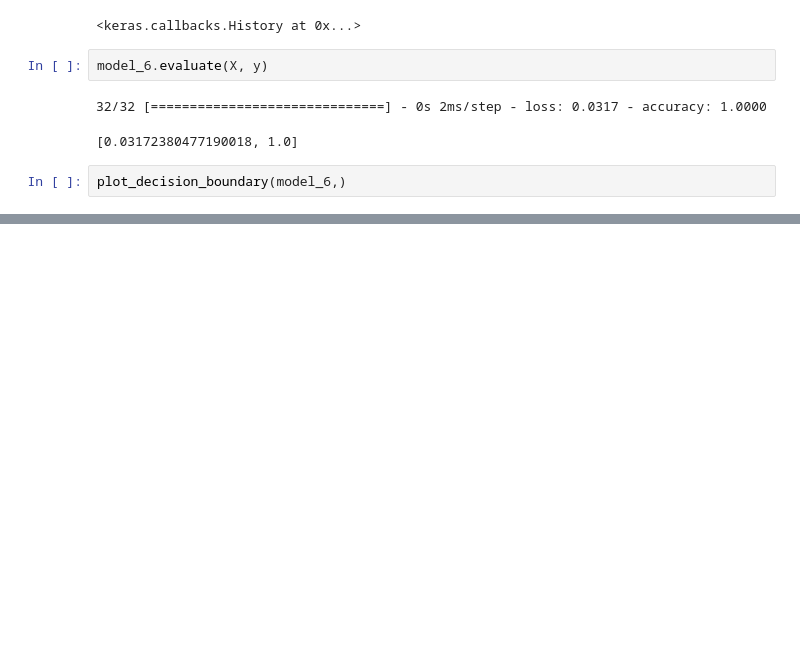
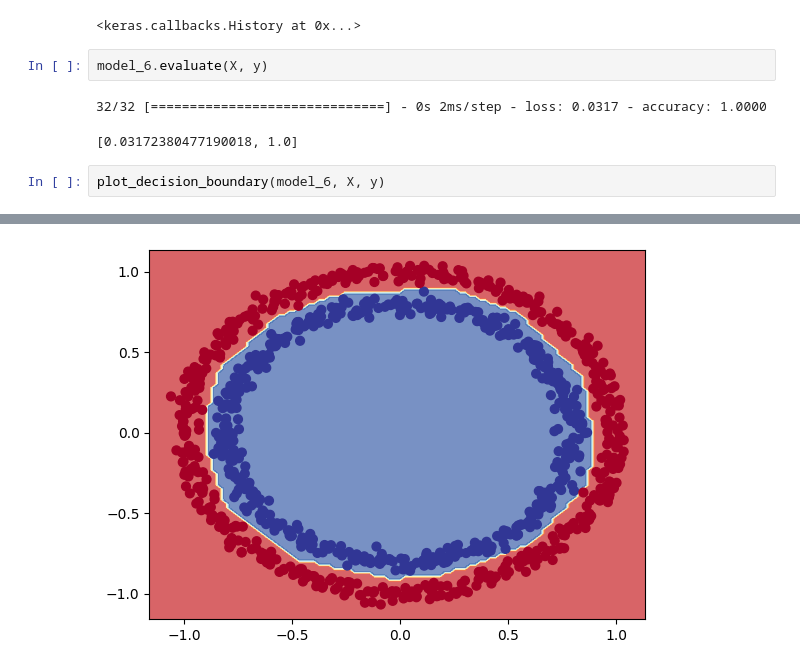
Before and after one commit to TusharMahata/Tensorflow_Learning, a Jupyter notebook: Neural_Network_Classification.ipynb, the cells around one changed output, grey strips where cells are left out. Cells and saved outputs as stored; diff of their text form; blank space fills up the shorter version.

```diff
--- a/Neural_Network_Classification.ipynb
+++ b/Neural_Network_Classification.ipynb
@@ -582,4 +582,5 @@ model_6.evaluate(X, y)
 32/32 [==============================] - 0s 2ms/step - loss: 0.0317 - accuracy: 1.0000
 [0.03172380477190018, 1.0]
 # %%
-plot_decision_boundary(model_6,)
+plot_decision_boundary(model_6, X, y)
+# %% [output]
@@ -585,0 +589 @@ plot_decision_boundary(model_6,)
+[figure, added]
```
Also changed, not shown: parts of 1 cell of this notebook.
